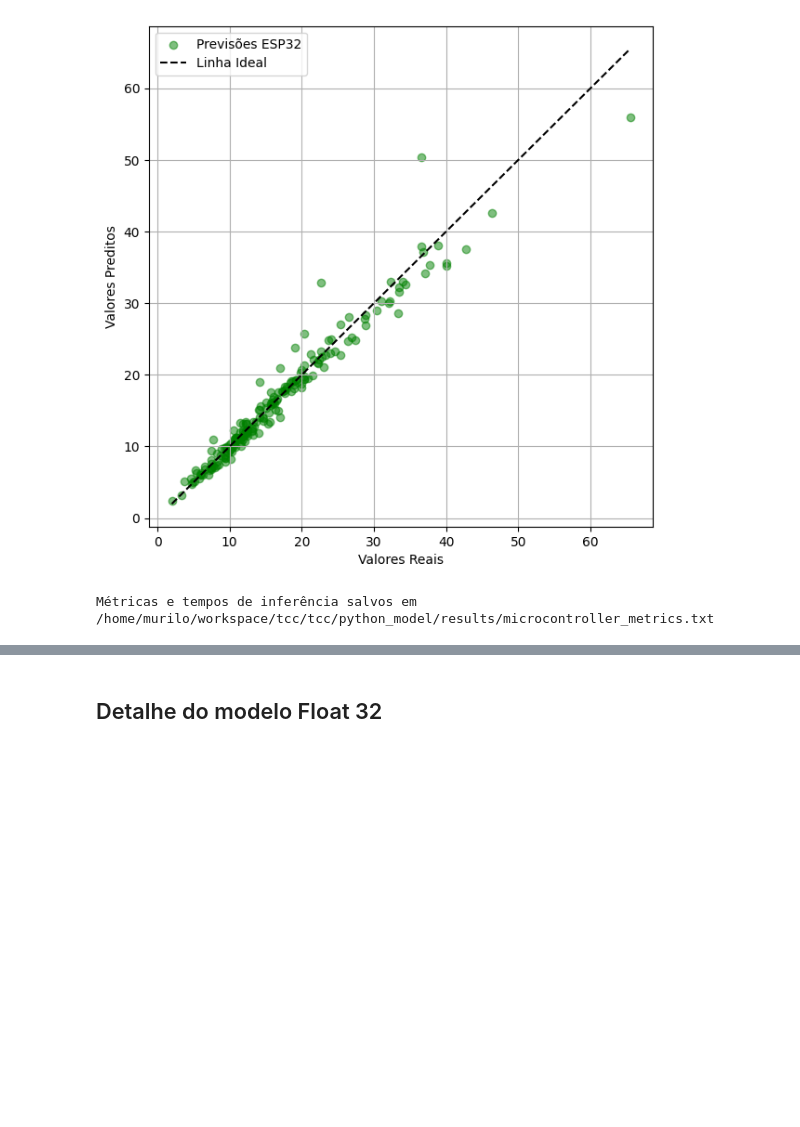
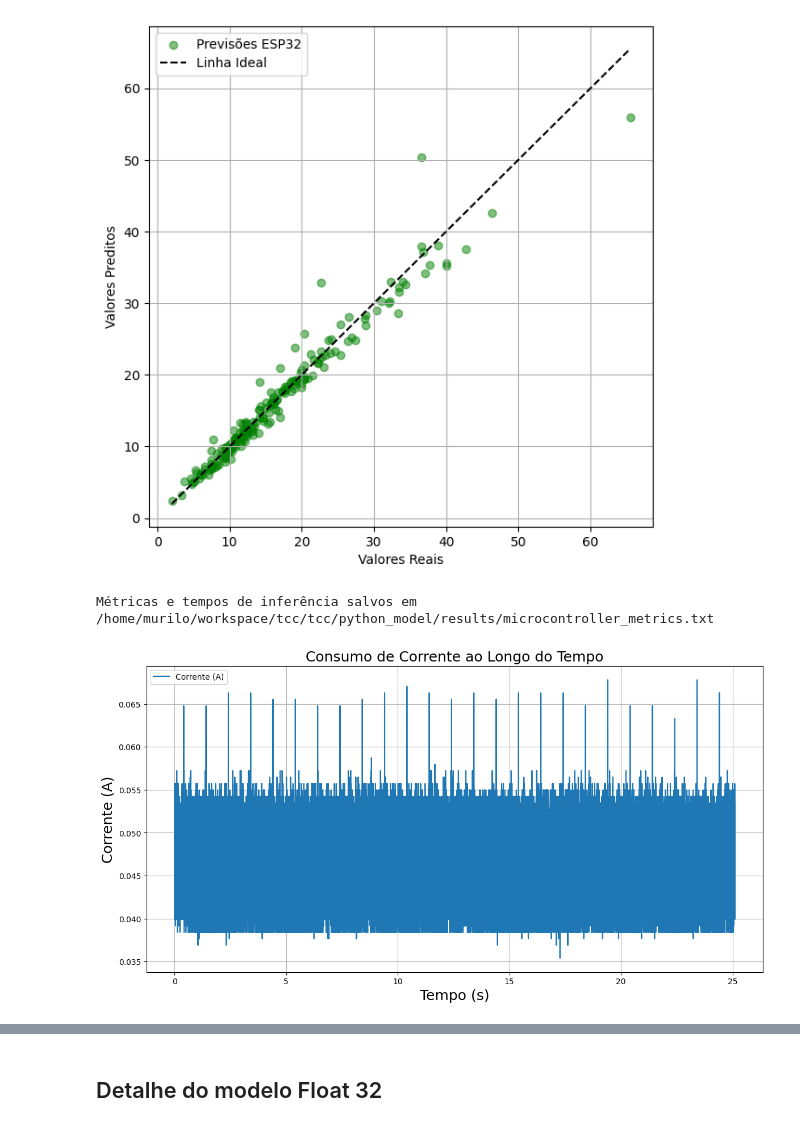
Before and after one commit to Tayco110/tcc, a Jupyter notebook: python_model/src/benchmark.ipynb, the cells around one changed output, grey strips where cells are left out. Cells and saved outputs as stored; diff of their text form; code cells hidden in the pictures; blank space fills up the shorter version.

```diff
--- a/python_model/src/benchmark.ipynb
+++ b/python_model/src/benchmark.ipynb
@@ -373,19 +362,22 @@ print(f"Métricas e tempos de inferência salvos em {results_file}")
 # %% [output]
 Métricas e tempos de inferência salvos em /home/murilo/workspace/tcc/tcc/python_model/results/microcontroller_metrics.txt
 # %%
-# consumo_df = pd.read_csv('/home/murilo/workspace/tcc/tcc/utils/consumo.csv')
+consumo_df = pd.read_csv('/home/murilo/workspace/tcc/tcc/utils/consumo.csv')
 # consumo_df_filtered = consumo_df.iloc[87951:].reset_index(drop=True)
+consumo_df_filtered = consumo_df
 
-# consumo_df_filtered['Corrente(A)'] = consumo_df_filtered['Current(uA)'] / 1000000
-# consumption_stats_filtered = consumo_df_filtered['Corrente(A)'].agg(['min', 'max', 'mean'])
+consumo_df_filtered['Corrente(A)'] = consumo_df_filtered['Current(uA)'] / 1000000
+consumption_stats_filtered = consumo_df_filtered['Corrente(A)'].agg(['min', 'max', 'mean'])
 
-# consumo_df_filtered['Adjusted Time(s)'] = (consumo_df_filtered['Timestamp(ms)'] - 879.51) / 1000
+consumo_df_filtered['Adjusted Time(s)'] = (consumo_df_filtered['Timestamp(ms)']) / 1000
 
-# plt.figure(figsize=(14, 7))
-# plt.plot(consumo_df_filtered['Adjusted Time(s)'], consumo_df_filtered['Corrente(A)'], label='Corrente (A)')
-# plt.title('Consumo de Corrente ao Longo do Tempo')
-# plt.xlabel('Tempo (s)')
-# plt.ylabel('Corrente (A)')
-# plt.legend()
-# plt.grid(True)
-# plt.show()
+plt.figure(figsize=(14, 7))
+plt.plot(consumo_df_filtered['Adjusted Time(s)'], consumo_df_filtered['Corrente(A)'], label='Corrente (A)')
+plt.title('Consumo de Corrente ao Longo do Tempo', fontsize=18)
+plt.xlabel('Tempo (s)', fontsize=18)
+plt.ylabel('Corrente (A)', fontsize=18)
+plt.legend()
+plt.grid(True)
+plt.savefig(os.path.join(save_dir, f"consumo.png"), bbox_inches='tight')
+# %% [output]
+[figure, added]
```
Also changed, not shown: parts of 6 cells of this notebook.
